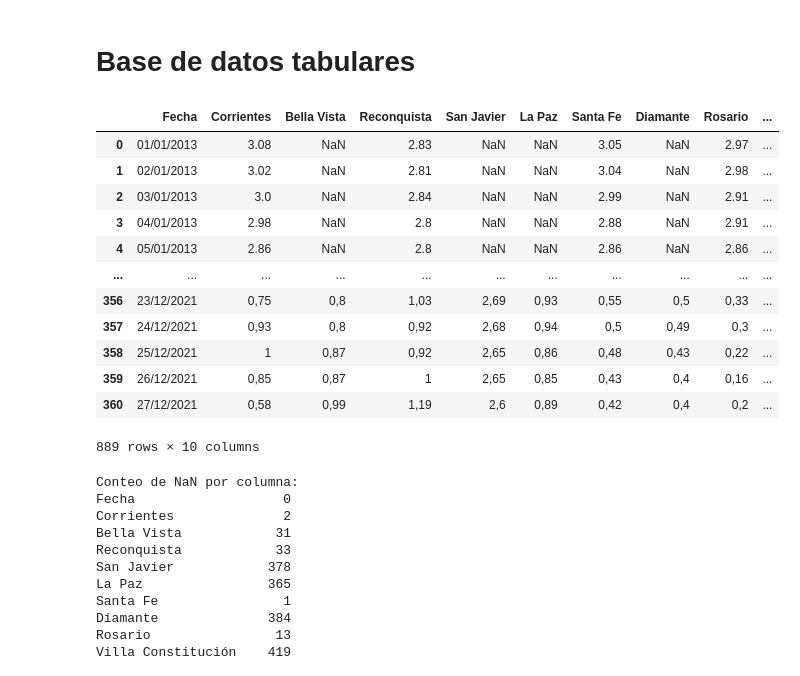
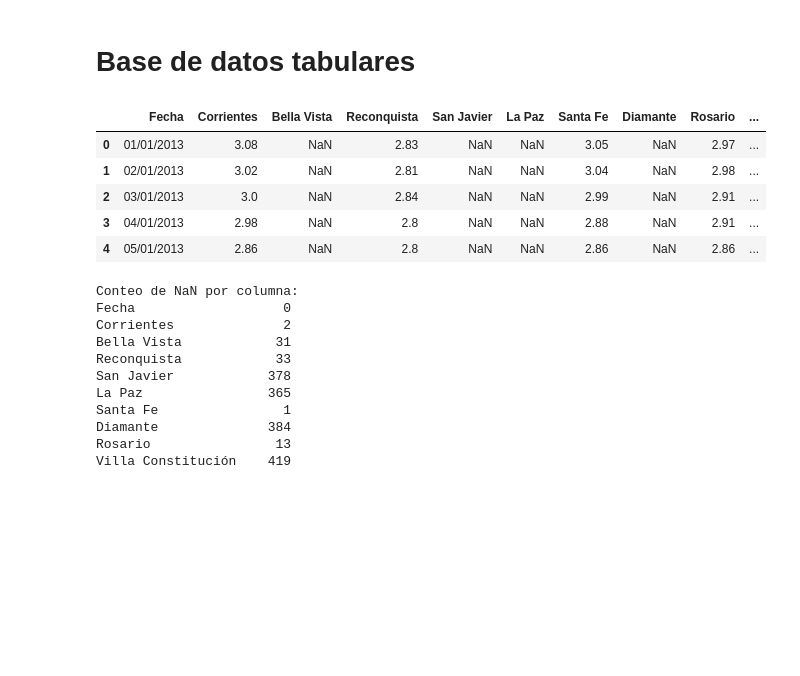
Before and after one commit to rama811/nlp_tuia, a Jupyter notebook: TPFinal_NLP.ipynb, the cells around one changed output. Cells and saved outputs as stored; diff of their text form; code cells hidden in the pictures; blank space fills up the shorter version.

```diff
--- a/TPFinal_NLP.ipynb
+++ b/TPFinal_NLP.ipynb
@@ -315,21 +384,14 @@ df_alturas['Fecha'] = pd.to_datetime(df_alturas['Fecha']).dt.strftime('%d/%m/%Y'
 # Eliminar filas con NaN en todas las columnas excepto "Fecha"
 df_alturas = df_alturas.dropna(subset=df_alturas.columns.difference(["Fecha"]), how="all")
 # %%
-df_alturas
+df_alturas.head()
 # %% [output]
 |  | Fecha | Corrientes | Bella Vista | Reconquista | San Javier | La Paz | Santa Fe | Diamante | Rosario | ... |
 | 0 | 01/01/2013 | 3.08 | NaN | 2.83 | NaN | NaN | 3.05 | NaN | 2.97 | ... |
 | 1 | 02/01/2013 | 3.02 | NaN | 2.81 | NaN | NaN | 3.04 | NaN | 2.98 | ... |
 | 2 | 03/01/2013 | 3.0 | NaN | 2.84 | NaN | NaN | 2.99 | NaN | 2.91 | ... |
 | 3 | 04/01/2013 | 2.98 | NaN | 2.8 | NaN | NaN | 2.88 | NaN | 2.91 | ... |
 | 4 | 05/01/2013 | 2.86 | NaN | 2.8 | NaN | NaN | 2.86 | NaN | 2.86 | ... |
-| ... | ... | ... | ... | ... | ... | ... | ... | ... | ... | ... |
-| 356 | 23/12/2021 | 0,75 | 0,8 | 1,03 | 2,69 | 0,93 | 0,55 | 0,5 | 0,33 | ... |
-| 357 | 24/12/2021 | 0,93 | 0,8 | 0,92 | 2,68 | 0,94 | 0,5 | 0,49 | 0,3 | ... |
-| 358 | 25/12/2021 | 1 | 0,87 | 0,92 | 2,65 | 0,86 | 0,48 | 0,43 | 0,22 | ... |
-| 359 | 26/12/2021 | 0,85 | 0,87 | 1 | 2,65 | 0,85 | 0,43 | 0,4 | 0,16 | ... |
-| 360 | 27/12/2021 | 0,58 | 0,99 | 1,19 | 2,6 | 0,89 | 0,42 | 0,4 | 0,2 | ... |
-889 rows × 10 columns
 # %%
 # Contar NaN por columna
 nan_count_por_columna = df_alturas.isna().sum()
```
Also changed, not shown: parts of 41 cells of this notebook, 3 other files.
